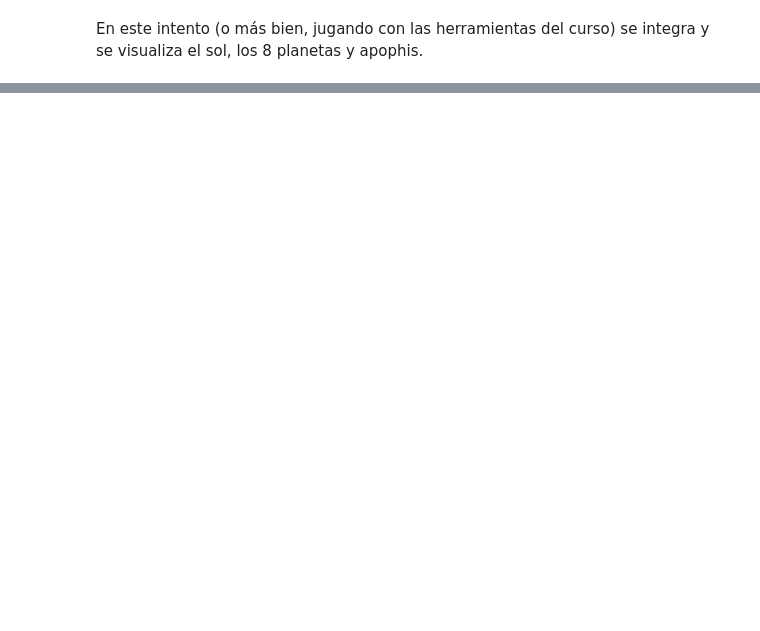
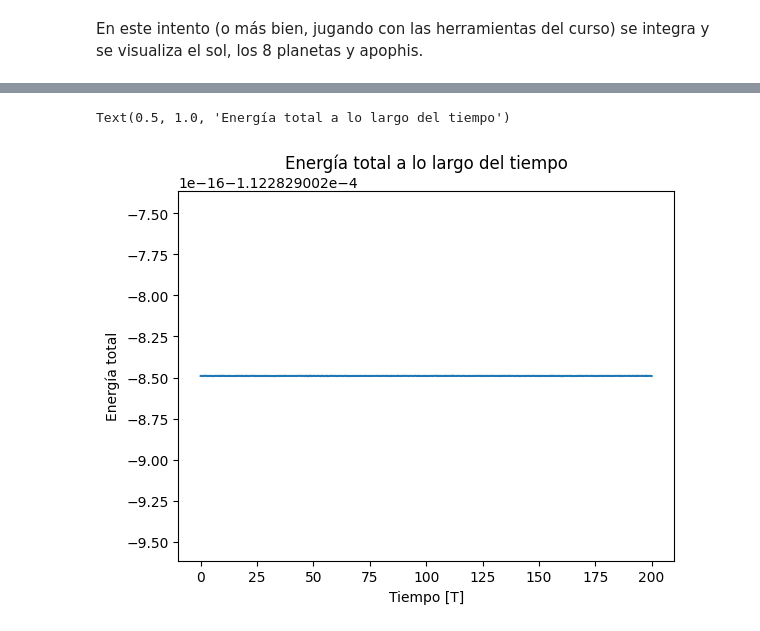
Before and after one commit to jaiderrueda-pixel/MecCel-20261-Project, a Jupyter notebook: meccelenv312project/2ndattempt.ipynb, the cells around one changed output, grey strips where cells are left out. Saved outputs shown, nothing was run; the diff lists cells and outputs as text; code cells hidden in the pictures; blank space fills up the shorter version.

```diff
--- a/meccelenv312project/2ndattempt.ipynb
+++ b/meccelenv312project/2ndattempt.ipynb
@@ -221,0 +283,9 @@ print(E)
+# %%
+E_t = K_t + U_t
+plt.plot(ts, E_t)
+plt.xlabel('Tiempo [T]')
+plt.ylabel('Energía total')
+plt.title('Energía total a lo largo del tiempo')
+# %% [output]
+Text(0.5, 1.0, 'Energía total a lo largo del tiempo')
+[figure, added]
```
Also changed, not shown: parts of 25 cells of this notebook.
